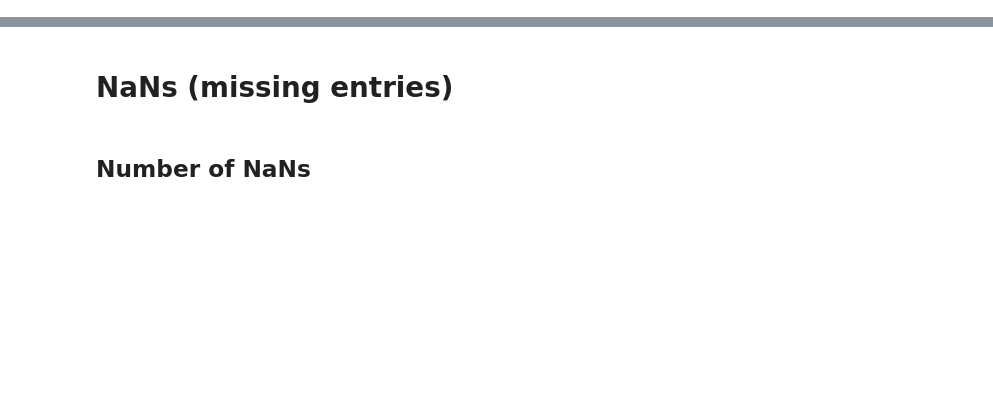
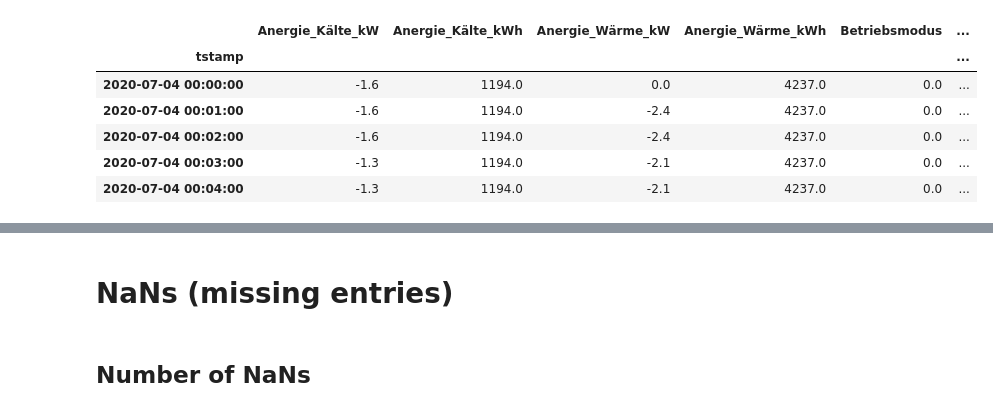
Before and after one commit to severinstolz/Oblamatik, a Jupyter notebook: statistics.ipynb, the cells around one changed output, grey strips where cells are left out. Drawn from its saved outputs; the diff is of its cells as text; code cells hidden in the pictures; blank space fills up the shorter version.

```diff
--- a/statistics.ipynb
+++ b/statistics.ipynb
@@ -19,4 +32,6 @@ query = sql.select(oblamatik).order_by('tstamp')
 ResultSet = connection.execute(query).fetchall()
 data_oblamatik = pd.DataFrame(ResultSet)
 data_oblamatik.columns = ResultSet[0].keys()
-data_oblamatik.drop(columns='id_col')
+data_oblamatik.drop(columns='id_col', inplace=True)
+data_oblamatik.set_index('tstamp', inplace=True)
+original_entries = data_oblamatik.shape[0]
@@ -74,0 +38,13 @@ def fun_calc_mean(data,name,count_entries_per_day,cond=0):
+# %%
+data_oblamatik.index = data_oblamatik.index.floor('1min')
+data_oblamatik.rename(columns={"Energiemessung HV2.UG bezogen": "E_Bezug_EW_kWh",
+                               "Energiemessung HV2.UG geliefert": "E_HauptVerteilung_Einspeisung_kWh"}, inplace=True)
+data_oblamatik.head()
+# %% [output]
+|  | Anergie_Kälte_kW | Anergie_Kälte_kWh | Anergie_Wärme_kW | Anergie_Wärme_kWh | Betriebsmodus | ... |
+| tstamp |  |  |  |  |  | ... |
+| 2020-07-04 00:00:00 | -1.6 | 1194.0 | 0.0 | 4237.0 | 0.0 | ... |
+| 2020-07-04 00:01:00 | -1.6 | 1194.0 | -2.4 | 4237.0 | 0.0 | ... |
+| 2020-07-04 00:02:00 | -1.6 | 1194.0 | -2.4 | 4237.0 | 0.0 | ... |
+| 2020-07-04 00:03:00 | -1.3 | 1194.0 | -2.1 | 4237.0 | 0.0 | ... |
+| 2020-07-04 00:04:00 | -1.3 | 1194.0 | -2.1 | 4237.0 | 0.0 | ... |
```
Also changed, not shown: parts of 48 cells of this notebook.
